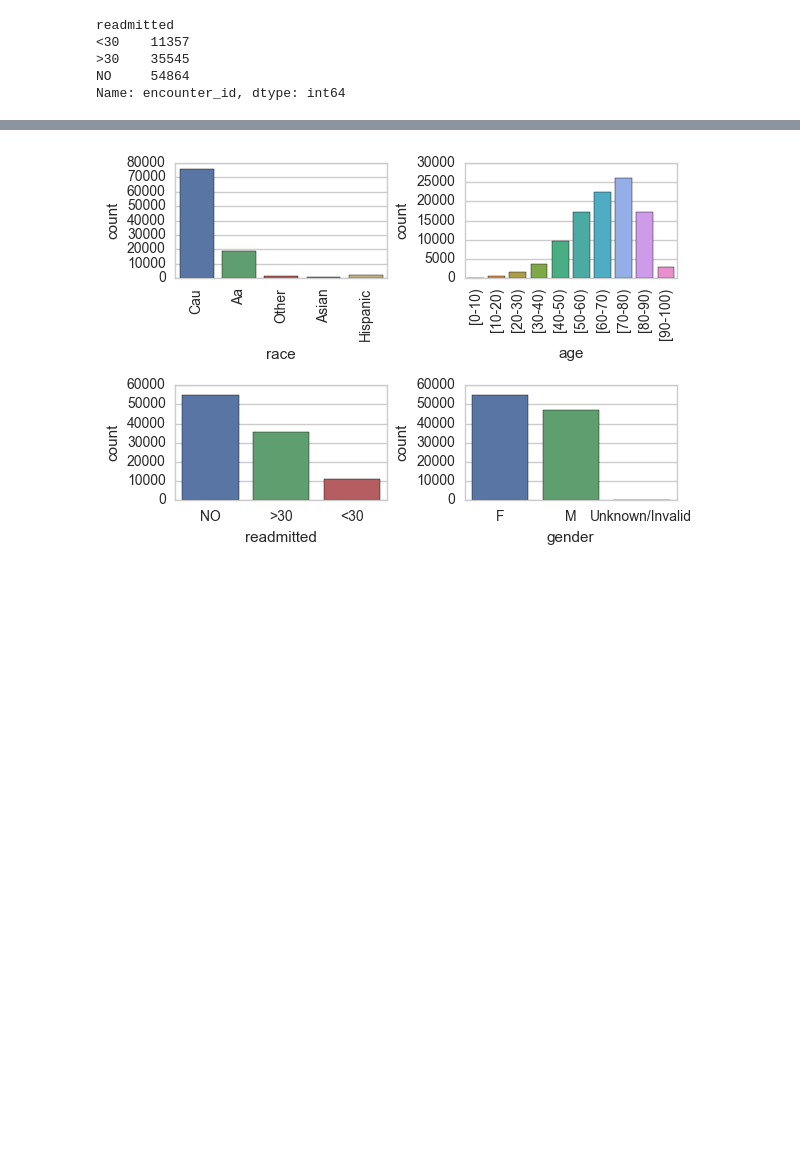
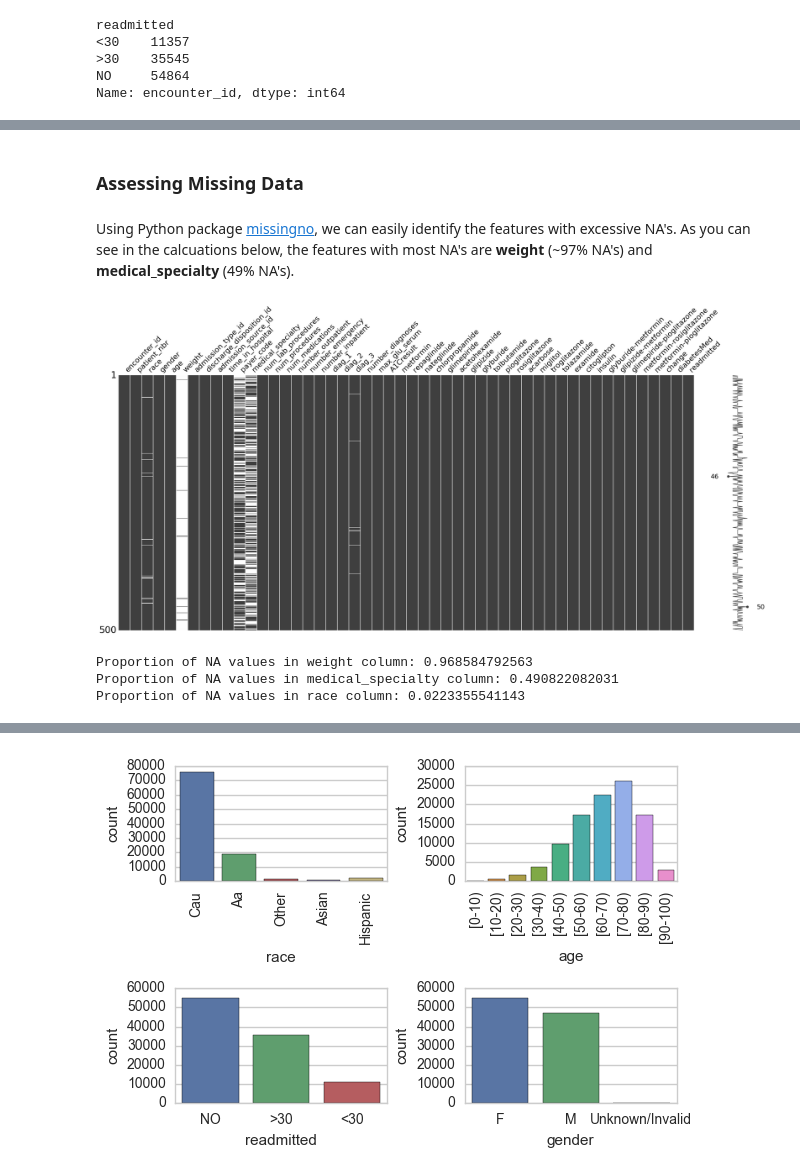
Before and after one commit to rikithamanjunath/diabetes-readmission, a Jupyter notebook: eda.ipynb, the cells around one changed output, grey strips where cells are left out. Cells and saved outputs as stored; diff of their text form; code cells hidden in the pictures; blank space fills up the shorter version.

Commit message:
Add intro, clean up EDA process, create missing val plot

```diff
--- a/eda.ipynb
+++ b/eda.ipynb
@@ -35,38 +37,3 @@ readmitted
 >30    35545
 NO     54864
 Name: encounter_id, dtype: int64
-# %%
-# data cleaning
-
-# pt 1: demographic vars
-df.loc[df.weight == '?', 'weight'] = np.NaN
-
-df.loc[df.race == 'Caucasian', 'race'] = 'Cau'
-df.loc[df.race == 'AfricanAmerican', 'race'] = 'Aa'
-df.loc[df.race == '?', 'race'] = np.NaN
-
-df.loc[df.gender == 'Male', 'gender'] = 'M'
-df.loc[df.gender == 'Female', 'gender'] = 'F'
-
-# pt 2: medications
-medlist = list(df.columns.values)[24:47]
-for m in medlist:
-    df.loc[df[m] != 'No', m] = 1
-    df.loc[df[m] == 'No', m] = 0
-
-df.loc[df.change == 'No', 'change'] = 0
-df.loc[df.change == 'Ch', 'change'] = 1
-df.loc[df.diabetesMed == 'No', 'diabetesMed'] = 0
-df.loc[df.diabetesMed == 'Yes', 'diabetesMed'] = 1
-
-# create new binary response var
-df['readmittedBool'] = df['readmitted']
-df.loc[df.readmittedBool != 'NO', 'readmittedBool'] = 1
-df.loc[df.readmittedBool == 'NO', 'readmittedBool'] = 0
-
-df.loc[df.payer_code == '?', 'payer_code'] = np.NaN
-df.loc[df.medical_specialty == '?', 'medical_specialty'] = np.NaN
-
-# drop all columns that have same value
-#df.drop(['examide'], axis = 1, inplace = True)
-#df.drop(['citoglipton'], axis = 1, inplace = True)
@@ -72,0 +85,21 @@ df.loc[df.medical_specialty == '?', 'medical_specialty'] = np.NaN
+# %% [markdown]
+### Assessing Missing Data
+# %% [markdown]
+Using Python package [missingno](https://github.com/ResidentMario/missingno), we can easily identify the features with excessive NA's. As you can see in the calcuations below, the features with most NA's are **weight** (~97% NA's) and **medical_specialty** (49% NA's).
+# %%
+import missingno as msno
+%matplotlib inline
+msno.matrix(df.sample(500))
+# %% [output]
+[figure, added]
+# %%
+print('Proportion of NA values in weight column:',
+      df['weight'].isnull().sum()/len(df['weight']))
+print('Proportion of NA values in medical_specialty column:',
+      df['medical_specialty'].isnull().sum()/len(df['medical_specialty']))
+print('Proportion of NA values in race column:',
+      df['race'].isnull().sum()/len(df['race']))
+# %% [output]
+Proportion of NA values in weight column: 0.968584792563
+Proportion of NA values in medical_specialty column: 0.490822082031
+Proportion of NA values in race column: 0.0223355541143
```
Also changed, not shown: parts of 20 cells of this notebook.
